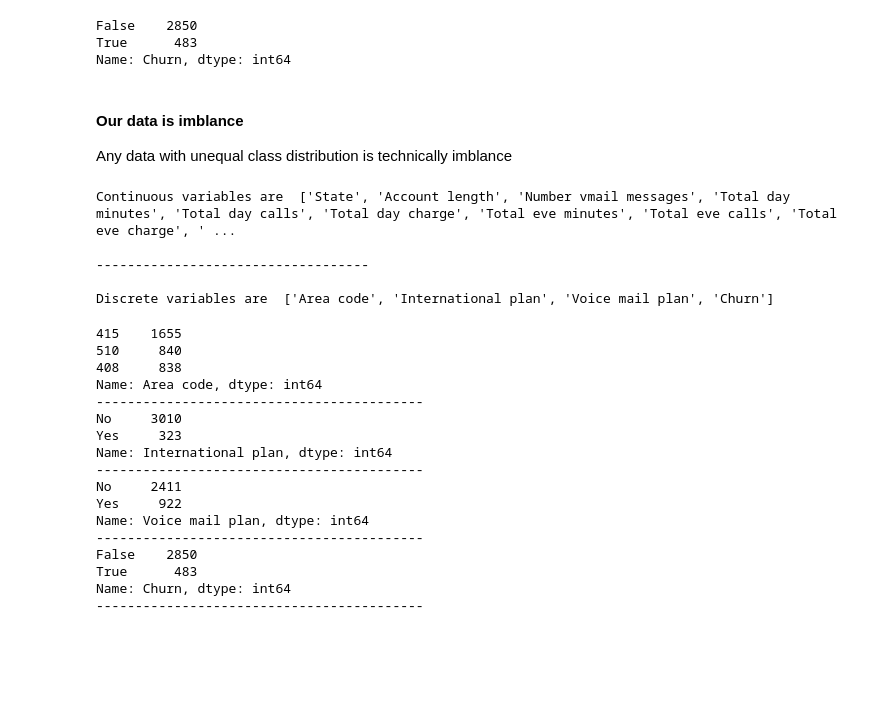
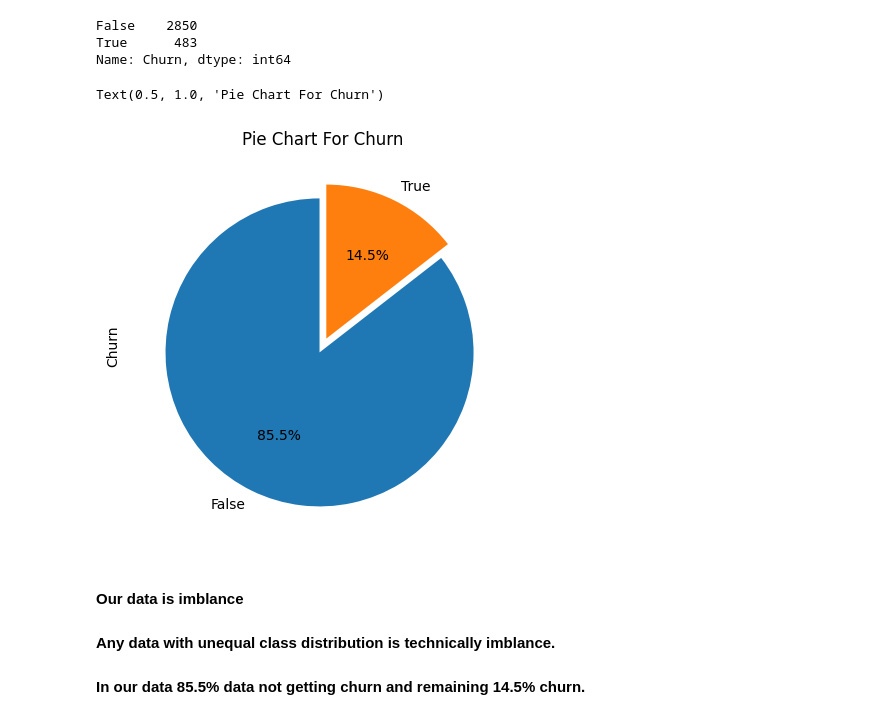
Before and after one commit to tusharraskar/EDA_Alma, a Jupyter notebook: Telecom_Churn_Analysis.ipynb, the cells around one changed output. Saved outputs shown, nothing was run; the diff lists cells and outputs as text; code cells hidden in the pictures; blank space fills up the shorter version.

```diff
--- a/Telecom_Churn_Analysis.ipynb
+++ b/Telecom_Churn_Analysis.ipynb
@@ -114,0 +131,3 @@ dtype: int64
+# %%
+# Creating copy of the current data and assigning to df
+df=data.copy()
@@ -120,52 +142,15 @@ data['Churn'].value_counts()
 False    2850
 True      483
 Name: Churn, dtype: int64
+# %%
+df['Churn'].value_counts().plot.pie(explode=[0.05,0.05], autopct='%1.1f%%',startangle=90, figsize=(5,5))
+plt.title('Pie Chart For Churn')
+# %% [output]
+Text(0.5, 1.0, 'Pie Chart For Churn')
+[figure, added]
 # %% [markdown]
 #### Our data is imblance
-Any data with unequal class distribution is technically imblance
+
+#### Any data with unequal class distribution is technically imblance.
+
+#### In our data 85.5% data not getting churn and remaining 14.5% churn.
-# %%
-# Getting Discrete and Continuous variables into two different list.
-
-cont=[]
-disc=[]
-
-for col in data.columns:
-    if data[col].nunique()>5:
-        cont.append(col)
-
-    else:
-        disc.append(col)
-
-print ('Continuous variables are ',cont)
-print()
-print('-----------------------------------')
-print()
-print ('Discrete variables are ' ,disc)
-# %% [output]
-Continuous variables are  ['State', 'Account length', 'Number vmail messages', 'Total day minutes', 'Total day calls', 'Total day charge', 'Total eve minutes', 'Total eve calls', 'Total eve charge', ' ...
-
------------------------------------
-
-Discrete variables are  ['Area code', 'International plan', 'Voice mail plan', 'Churn']
-# %%
-for col in disc:
-  print(data[col].value_counts())
-  print('------------------------------------------')
-# %% [output]
-415    1655
-510     840
-408     838
-Name: Area code, dtype: int64
-------------------------------------------
-No     3010
-Yes     323
-Name: International plan, dtype: int64
-------------------------------------------
-No     2411
-Yes     922
-Name: Voice mail plan, dtype: int64
-------------------------------------------
-False    2850
-True      483
-Name: Churn, dtype: int64
-------------------------------------------
```
Also changed, not shown: parts of 10 cells of this notebook.
